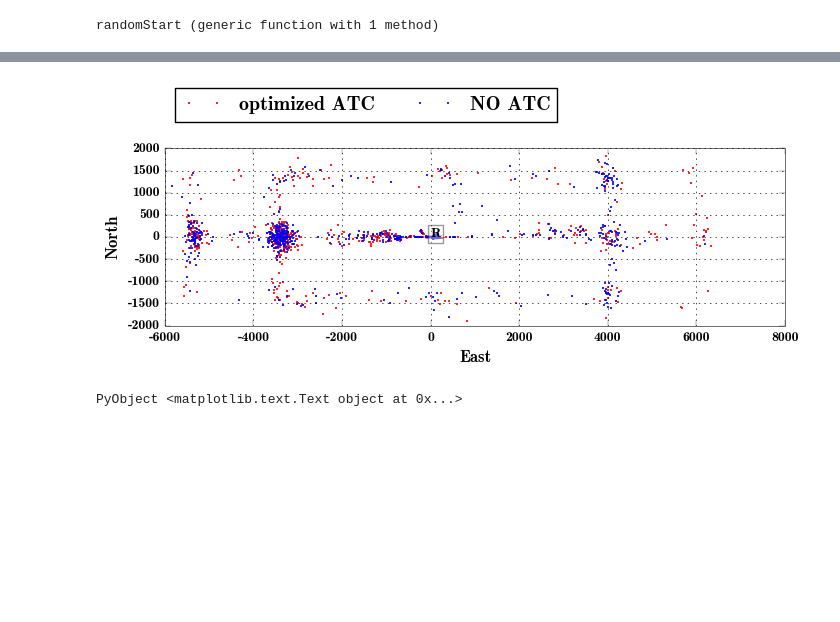
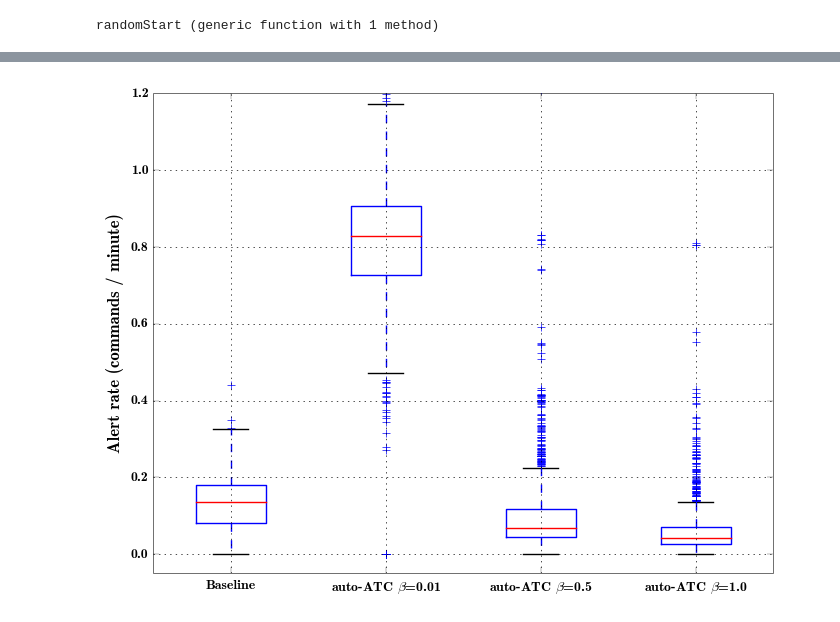
Before and after one commit to sisl/autoATC, a Jupyter notebook: 3dsim.ipynb, the cells around one changed output, grey strips where cells are left out. Cells and saved outputs as stored; diff of their text form; code cells hidden in the pictures; blank space fills up the shorter version.

```diff
--- a/3dsim.ipynb
+++ b/3dsim.ipynb
@@ -114,8 +113,12 @@ randomStart (generic function with 1 method)
 # %%
 sStart = [:T, :T, :T, :T]
 
+srand(rng,uint32(1))
+
+
 N = 1000
 tStat = zeros(3,3,N)
+alertCounts = zeros(Uint64, 3,3,N)
 collisionPos = {:MDP=> zeros(3,N,3),:MDP2=> zeros(3,N,3), :None=> zeros(3,N,3)} #Last 3 is for 3D position @ collision
 
 stop = false
@@ -140,7 +143,7 @@ betaIdx = 0
         aircraftList = randomStart()
         sStart = [ac.navDest[1] for ac in aircraftList]
 
-        (idmin, tmax) = simulate!(aircraftList,3600*20,true,atcType,false);
+        (idmin, tmax, alertCount) = simulate!(aircraftList,3600*20,true,atcType,false);
 
         collisionPos[atcType][betaIdx,i,:] = Float64[NaN, NaN, NaN]
         if !(0 in idmin)
@@ -152,17 +155,15 @@ betaIdx = 0
             stop = true
             println("This shouldn't happen!")
             break
-        elseif(tmax !=3600 && atcType == :MDP)
-             #stop = true
-             #break
         end
 
+        alertCounts[betaIdx, atcIdx, i] = alertCount
         tStat[betaIdx, atcIdx, i] = tmax
     end
   end
 end
 
-for betaIdx = 2:3
-    collisionPos[:None][betaIdx,:,:] = collisionPos[:None][1,:,:];
-end
+# for betaIdx = 2:3
+#     collisionPos[:None][betaIdx,:,:] = collisionPos[:None][1,:,:];
+# end
 # %% [output]
@@ -263,30 +271,30 @@ PyPlot.legend(legends,bbox_to_anchor=(-.4, 1), loc = 3, ncol=3)
 PyObject <matplotlib.legend.Legend object at 0x...>
-# %%
-colors = ["r","b"]
-k = 0
-for atcType in  [:MDP, :None]
-    k += 1
-    X = collisionPos[atcType][:,2]
-    Y = collisionPos[atcType][:,1]
-    PyPlot.plot(X,Y,linestyle="", marker=".",markersize=2,color=colors[k])
-end
-ax = PyPlot.gca();
-#PyPlot.axis("equal")
-PyPlot.ylabel("North")
-PyPlot.xlabel("East")
-#PyPlot.xlim([-7000, 7000])
-PyPlot.ylim([-2000, 2000])
-ax[:set_aspect](1)
-PyPlot.grid("on")
-PyPlot.legend(["optimized ATC","NO ATC"],bbox_to_anchor=(0.0, 1.4), loc=2, ncol = 2)
-
-
-s = :R
-x= posNE[(s,"S")].e
-y= posNE[(s,"S")].n
-PyPlot.text(x, y, s, fontsize=10, bbox={"facecolor" => "white", "alpha"=>0.4})
-
-#plt.savefig("/home/zouhair/Dropbox/AA229/project/ATMS2015/collision_location.pgf", bbox_inches="tight")
-# %% [output]
-[figure, removed]
-PyObject <matplotlib.text.Text object at 0x...>
+# %%
+alertRate = zeros(4,N)
+
+idx = 0
+for b in 1:size(tStat,1)
+    for k in 1:size(tStat,2)
+        if (k == 3 && b > 1) || k == 2
+            continue
+        end
+        idx += 1
+
+        tS_ = tStat[b,k,:]
+        tS_ = tS_[!isnan(tS_)]/60
+        alertRate[idx, :] = alertCounts[b,k,:][:] ./ tS_
+
+        #break;
+    end
+end
+
+boxData = {alertRate[2,:], alertRate[1,:], alertRate[3,:], alertRate[4,:]}
+PyPlot.boxplot(boxData)
+
+PyPlot.ylim([-0.05,1.2])
+PyPlot.ylabel("Alert rate (commands / minute)")
+PyPlot.xticks(1:4, ["Baseline", "auto-ATC \$\\beta\$=0.01", "auto-ATC \$\\beta\$=0.5", "auto-ATC \$\\beta\$=1.0"])
+PyPlot.grid("on")
+plt.savefig("/home/zouhair/Dropbox/AA229/project/ATMS2015/alert_rate.pgf", bbox_inches="tight")
+# %% [output]
+[figure, added]
```
Also changed, not shown: parts of 15 cells of this notebook, 2 other files.
